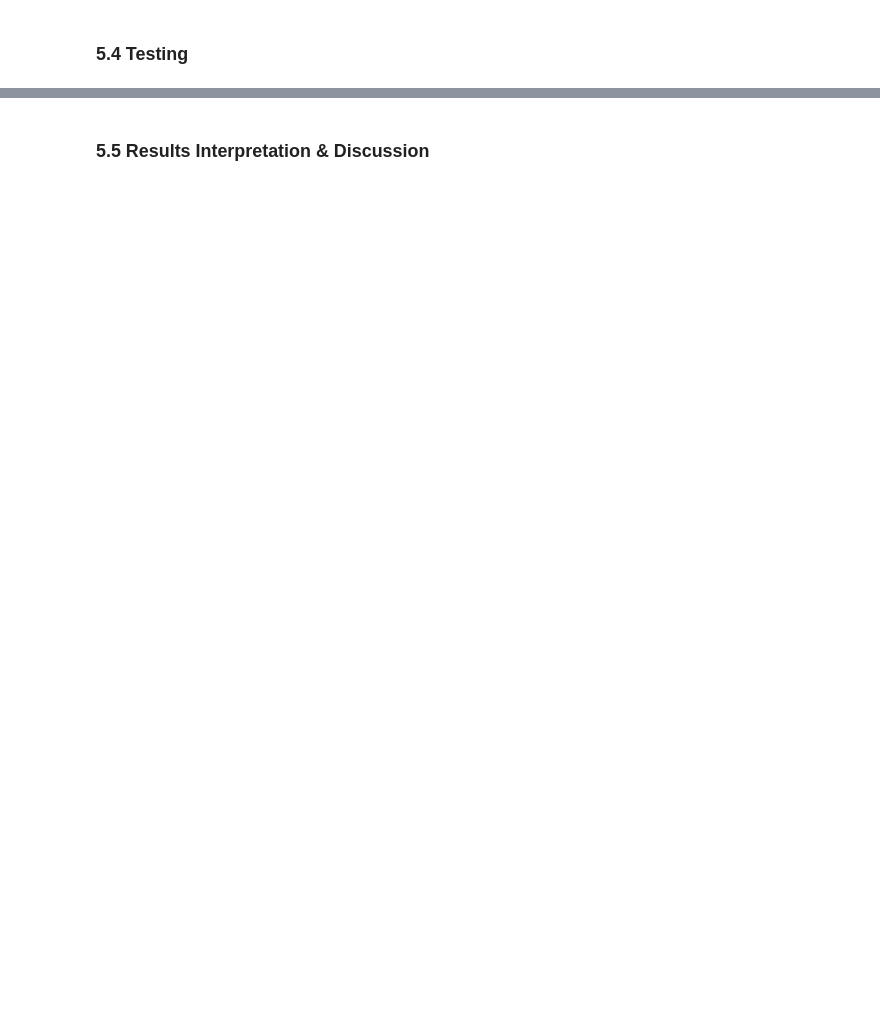
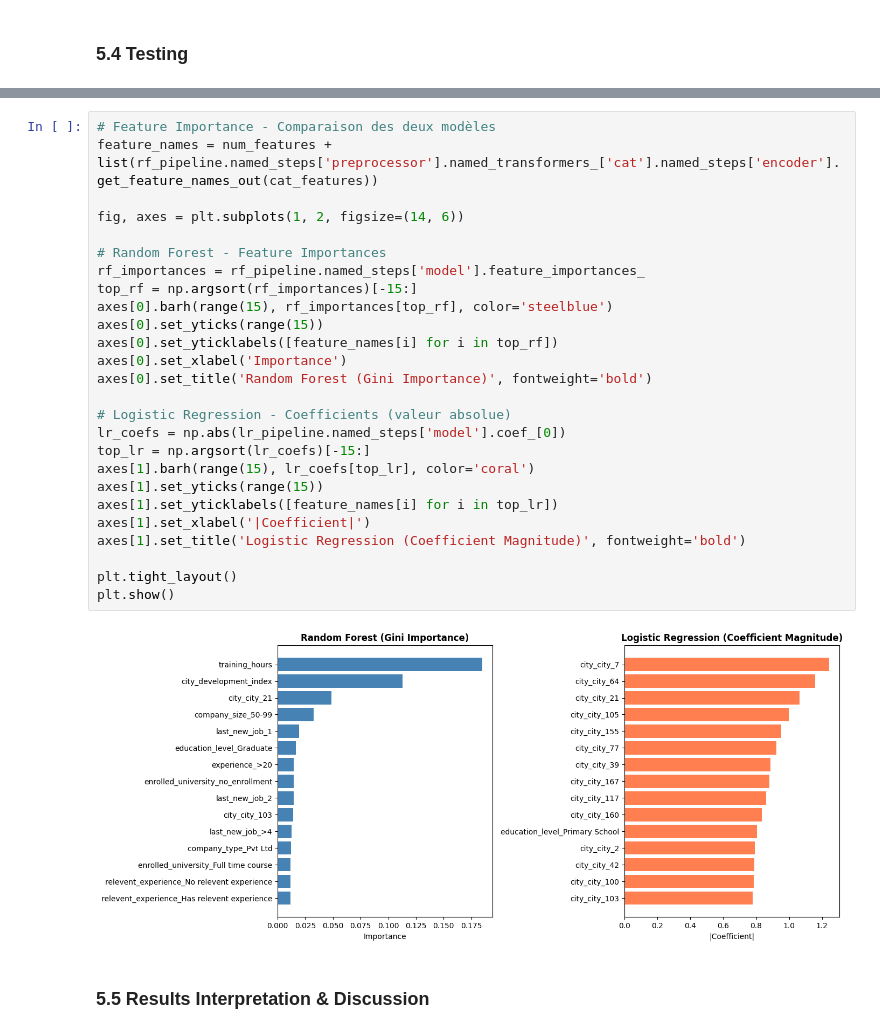
Before and after one commit to Angry-Jay/ML_TheHiredHand, a Jupyter notebook: ml-the-hired-hand.ipynb, the cells around one changed output, grey strips where cells are left out. Drawn from its saved outputs; the diff is of its cells as text; blank space fills up the shorter version.

```diff
--- a/ml-the-hired-hand.ipynb
+++ b/ml-the-hired-hand.ipynb
@@ -1350,2 +1306,30 @@ plt.show()
+# %%
+# Feature Importance - Comparaison des deux modèles
+feature_names = num_features + list(rf_pipeline.named_steps['preprocessor'].named_transformers_['cat'].named_steps['encoder'].get_feature_names_out(cat_features))
+
+fig, axes = plt.subplots(1, 2, figsize=(14, 6))
+
+# Random Forest - Feature Importances
+rf_importances = rf_pipeline.named_steps['model'].feature_importances_
+top_rf = np.argsort(rf_importances)[-15:]
+axes[0].barh(range(15), rf_importances[top_rf], color='steelblue')
+axes[0].set_yticks(range(15))
+axes[0].set_yticklabels([feature_names[i] for i in top_rf])
+axes[0].set_xlabel('Importance')
+axes[0].set_title('Random Forest (Gini Importance)', fontweight='bold')
+
+# Logistic Regression - Coefficients (valeur absolue)
+lr_coefs = np.abs(lr_pipeline.named_steps['model'].coef_[0])
+top_lr = np.argsort(lr_coefs)[-15:]
+axes[1].barh(range(15), lr_coefs[top_lr], color='coral')
+axes[1].set_yticks(range(15))
+axes[1].set_yticklabels([feature_names[i] for i in top_lr])
+axes[1].set_xlabel('|Coefficient|')
+axes[1].set_title('Logistic Regression (Coefficient Magnitude)', fontweight='bold')
+
+plt.tight_layout()
+plt.show()
+# %% [output]
+[figure, added]
 # %% [markdown]
 ### 5.5 Results Interpretation & Discussion
```
Also changed, not shown: parts of 9 cells of this notebook.
